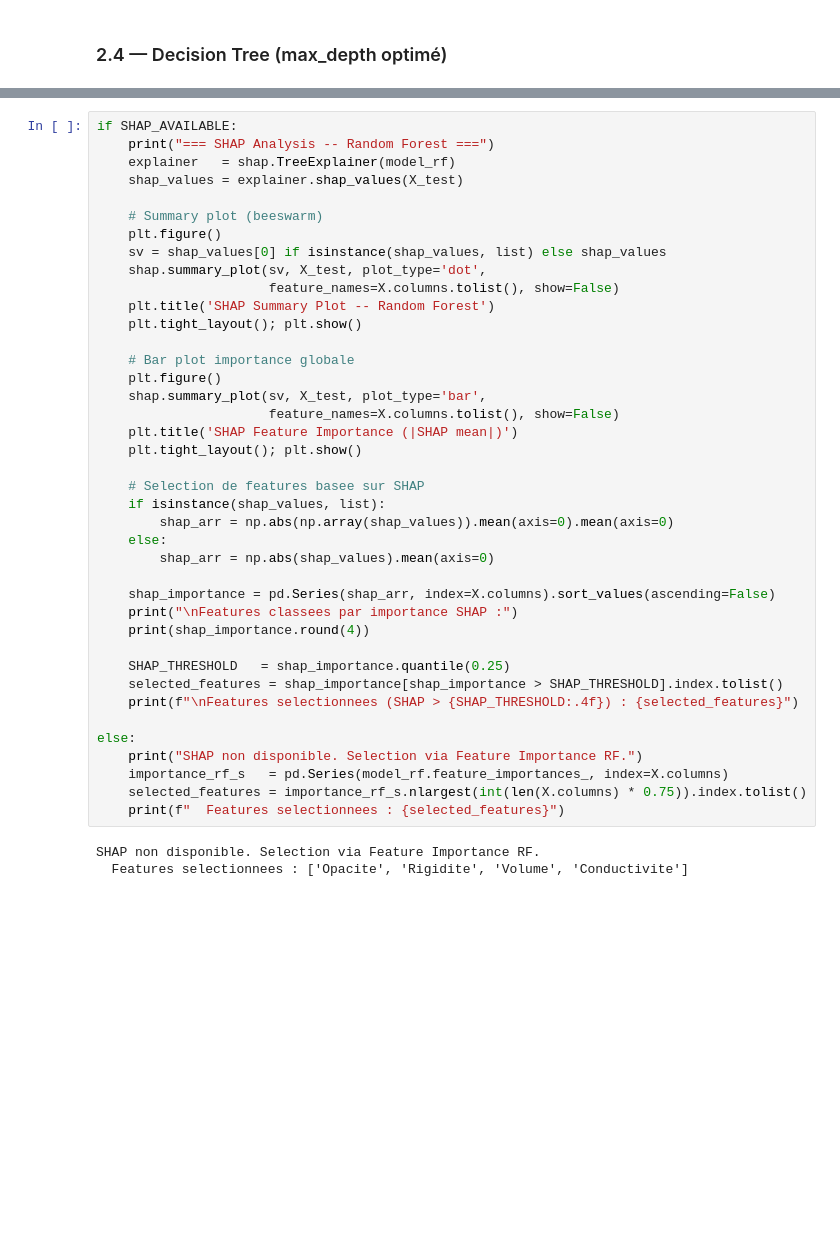
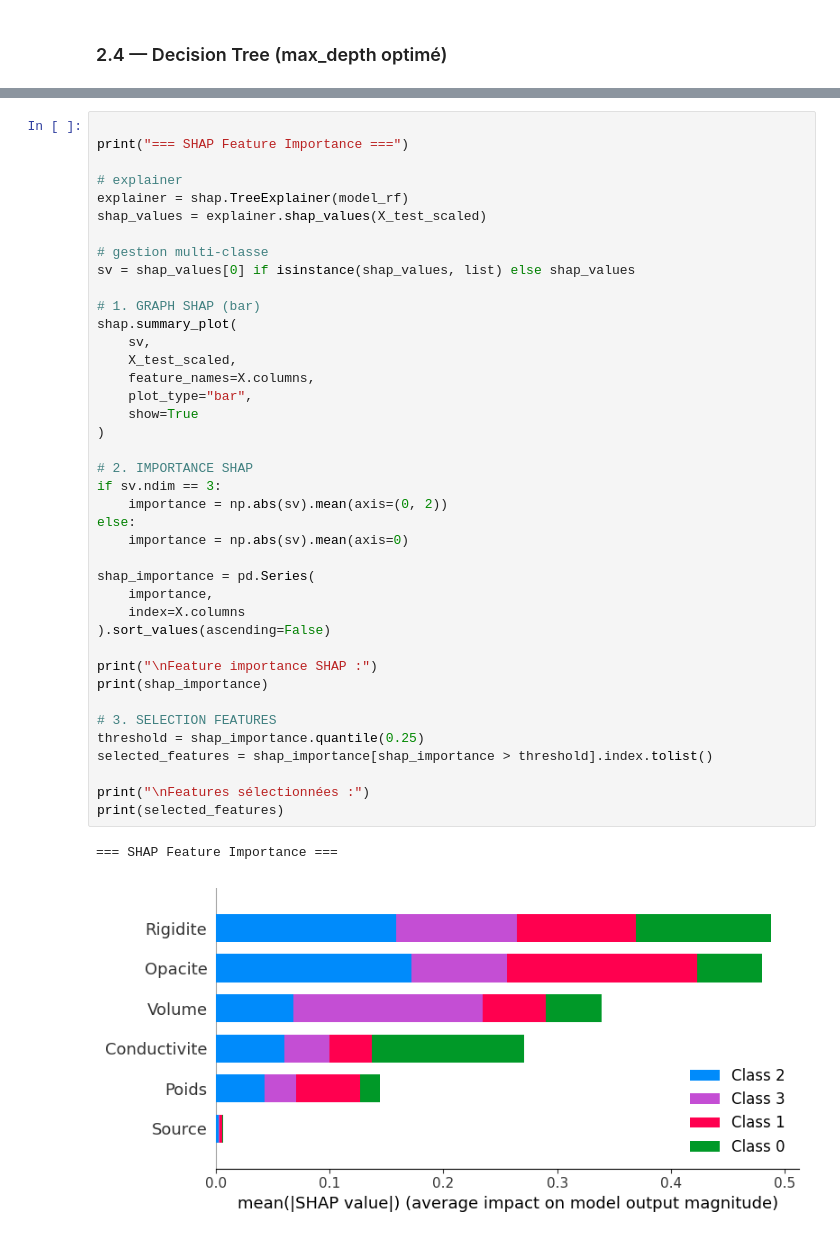
Before and after one commit to baccarifarah/eco-smart-classifier, a Jupyter notebook: src/modeling/classification.ipynb, the cells around one changed output, grey strips where cells are left out. Cells and saved outputs as stored; diff of their text form; blank space fills up the shorter version.

```diff
--- a/src/modeling/classification.ipynb
+++ b/src/modeling/classification.ipynb
@@ -389,43 +454,43 @@ display(results_clf.style.highlight_max(axis=0, color='lightgreen')
 # %%
-if SHAP_AVAILABLE:
-    print("=== SHAP Analysis -- Random Forest ===")
-    explainer   = shap.TreeExplainer(model_rf)
-    shap_values = explainer.shap_values(X_test)
 
-    # Summary plot (beeswarm)
-    plt.figure()
-    sv = shap_values[0] if isinstance(shap_values, list) else shap_values
-    shap.summary_plot(sv, X_test, plot_type='dot',
-                      feature_names=X.columns.tolist(), show=False)
-    plt.title('SHAP Summary Plot -- Random Forest')
-    plt.tight_layout(); plt.show()
+print("=== SHAP Feature Importance ===")
 
-    # Bar plot importance globale
-    plt.figure()
-    shap.summary_plot(sv, X_test, plot_type='bar',
-                      feature_names=X.columns.tolist(), show=False)
-    plt.title('SHAP Feature Importance (|SHAP mean|)')
-    plt.tight_layout(); plt.show()
+# explainer
+explainer = shap.TreeExplainer(model_rf)
+shap_values = explainer.shap_values(X_test_scaled)
 
-    # Selection de features basee sur SHAP
-    if isinstance(shap_values, list):
-        shap_arr = np.abs(np.array(shap_values)).mean(axis=0).mean(axis=0)
-    else:
-        shap_arr = np.abs(shap_values).mean(axis=0)
+# gestion multi-classe
+sv = shap_values[0] if isinstance(shap_values, list) else shap_values
 
-    shap_importance = pd.Series(shap_arr, index=X.columns).sort_values(ascending=False)
-    print("\nFeatures classees par importance SHAP :")
-    print(shap_importance.round(4))
+# 1. GRAPH SHAP (bar)
+shap.summary_plot(
+    sv,
+    X_test_scaled,
+    feature_names=X.columns,
+    plot_type="bar",
+    show=True
+)
 
-    SHAP_THRESHOLD   = shap_importance.quantile(0.25)
-    selected_features = shap_importance[shap_importance > SHAP_THRESHOLD].index.tolist()
-    print(f"\nFeatures selectionnees (SHAP > {SHAP_THRESHOLD:.4f}) : {selected_features}")
+# 2. IMPORTANCE SHAP
+if sv.ndim == 3:
+    importance = np.abs(sv).mean(axis=(0, 2))
+else:
+    importance = np.abs(sv).mean(axis=0)
 
-else:
-    print("SHAP non disponible. Selection via Feature Importance RF.")
-    importance_rf_s   = pd.Series(model_rf.feature_importances_, index=X.columns)
-    selected_features = importance_rf_s.nlargest(int(len(X.columns) * 0.75)).index.tolist()
-    print(f"  Features selectionnees : {selected_features}")
+shap_importance = pd.Series(
+    importance,
+    index=X.columns
+).sort_values(ascending=False)
+
+print("\nFeature importance SHAP :")
+print(shap_importance)
+
+# 3. SELECTION FEATURES
+threshold = shap_importance.quantile(0.25)
+selected_features = shap_importance[shap_importance > threshold].index.tolist()
+
+print("\nFeatures sélectionnées :")
+print(selected_features)
 # %% [output]
-SHAP non disponible. Selection via Feature Importance RF.
-  Features selectionnees : ['Opacite', 'Rigidite', 'Volume', 'Conductivite']
+=== SHAP Feature Importance ===
+[figure, added]
```
Also changed, not shown: parts of 28 cells of this notebook.
